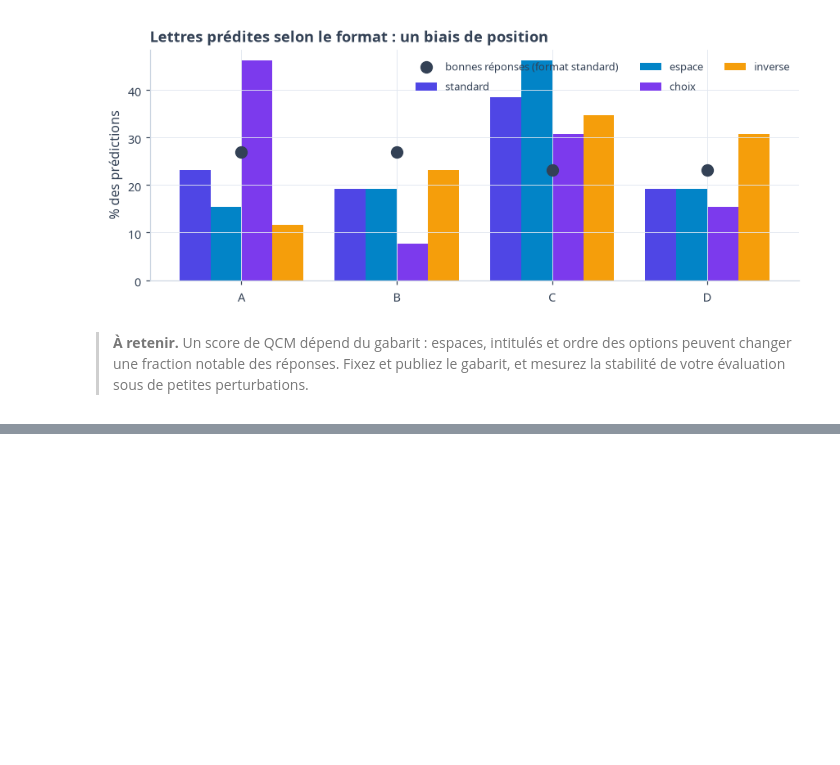
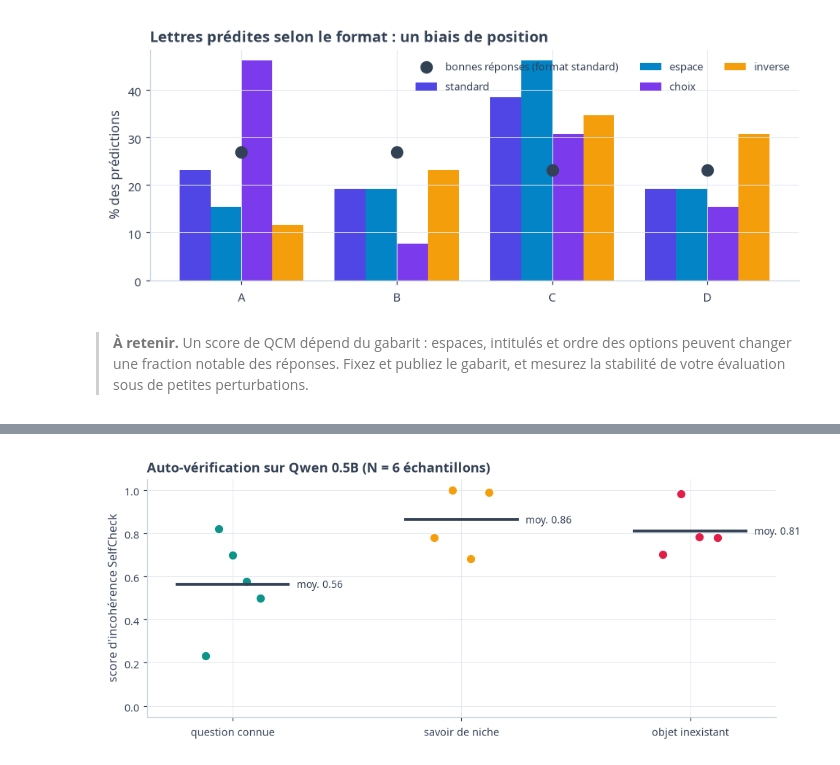
Before and after one commit to gwils28/AI_Engineering__ByTheBook, a Jupyter notebook: notebooks/ch04_evaluer_systemes_ia/ch04_cours_1_criteres_generation.ipynb, the cells around one changed output, grey strips where cells are left out. Saved outputs shown, nothing was run; the diff lists cells and outputs as text; code cells hidden in the pictures; blank space fills up the shorter version.

```diff
--- a/notebooks/ch04_evaluer_systemes_ia/ch04_cours_1_criteres_generation.ipynb
+++ b/notebooks/ch04_evaluer_systemes_ia/ch04_cours_1_criteres_generation.ipynb
@@ -262,0 +440,9 @@ plt.tight_layout(); plt.show()
+# %%
+rows = []
+for q, cat in c4.SELFCHECK_QUESTIONS:
+    main, samples = c4.sample_answers(q, llm.SMALL, n=6, temperature=1.0, seed=0)
+    sents = c4.split_sentences(main) or [main]
+    score = c4.selfcheck_scores(sents, samples).mean()
+    rows.append(dict(catégorie=cat, question=q, réponse=main[:90], incohérence=score))
+sc = pd.DataFrame(rows)
+sc[["catégorie", "question", "réponse", "incohérence"]].round(2)
@@ -262,0 +464,16 @@ plt.tight_layout(); plt.show()
+# %%
+fig, ax = plt.subplots(figsize=(9, 3.8))
+cats = ["connue", "rare", "inexistante"]
+cols = {"connue": TEAL, "rare": AMBER, "inexistante": ROSE}
+for i, cat in enumerate(cats):
+    v = sc.loc[sc.catégorie == cat, "incohérence"]
+    ax.scatter(np.full(len(v), i) + np.linspace(-0.12, 0.12, len(v)), v, s=70, color=cols[cat],
+               edgecolor="white", zorder=3)
+    ax.hlines(v.mean(), i - 0.25, i + 0.25, color=SLATE, lw=2.5, zorder=4)
+    ax.text(i + 0.28, v.mean(), f"moy. {v.mean():.2f}", va="center", fontsize=9)
+ax.set_xticks(range(3), ["question connue", "savoir de niche", "objet inexistant"])
+ax.set_ylabel("score d'incohérence SelfCheck"); ax.set_ylim(-0.05, 1.05)
+ax.set_title("Auto-vérification sur Qwen 0.5B (N = 6 échantillons)")
+plt.tight_layout(); plt.show()
+# %% [output]
+[figure, added]
```
Also changed, not shown: parts of 24 cells of this notebook.
